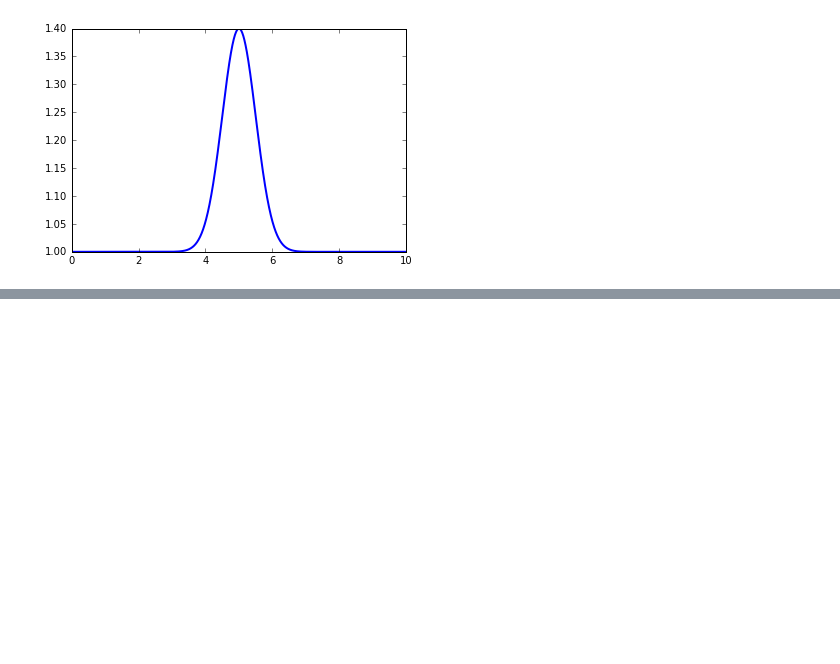
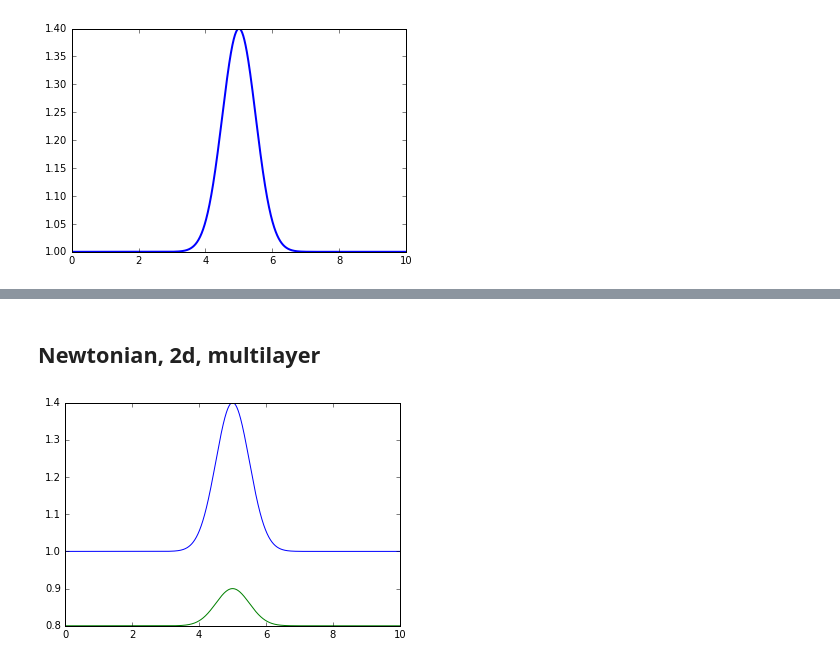
Before and after one commit to harpolea/swerve, a Jupyter notebook: Shallow_Water_Equations.ipynb, the cells around one changed output, grey strips where cells are left out. Saved outputs shown, nothing was run; the diff lists cells and outputs as text; code cells hidden in the pictures; blank space fills up the shorter version.

Commit message:
Multilayer fluid

```diff
--- a/Shallow_Water_Equations.ipynb
+++ b/Shallow_Water_Equations.ipynb
@@ -86,3 +83,34 @@ anim = animation.FuncAnimation(fig, animate, frames=130, interval=20)#, blit=Tru
 HTML(anim.to_html5_video())
 # %% [output]
 [interactive output not drawn]
+# %% [markdown]
+## Newtonian, 2d, multilayer
+# %%
+# define grids
+nx = 2000
+nt = 2000
+nlayers = 2
+xmin = 0.
+xmax = 10.
+
+x = np.linspace(xmin, xmax, num=nx-2, endpoint=False)
+hu = np.zeros((nlayers, nx, nt+1))
+h = np.zeros((nlayers, nx, nt+1))
+# Start off with an initial water hill
+h[0,1:-1,0] = 1 + 0.4 * np.exp(-(x-5)**2*2) #0.01 * np.sin(0.25 * np.pi + 2. * np.pi * x / (xmax - xmin)) + 1.
+h[1,1:-1,0] = 0.8 + 0.1 * np.exp(-(x-5)**2*2)
+h[:,0,0] = h[:,-2,0]
+h[:,-1,0] = h[:,1,0]
+
+#hu[:,0] = 0.1 * h[:,0]
+
+dx = x[1] - x[0]
+dt = 0.5 * dx
+
+# set gravity
+g = 1.0
+# %%
+plt.plot(x,h[0,1:-1,0],x,h[1,1:-1,0])
+plt.show()
+# %% [output]
+[figure, added]
```
Also changed, not shown: parts of 5 cells of this notebook.
